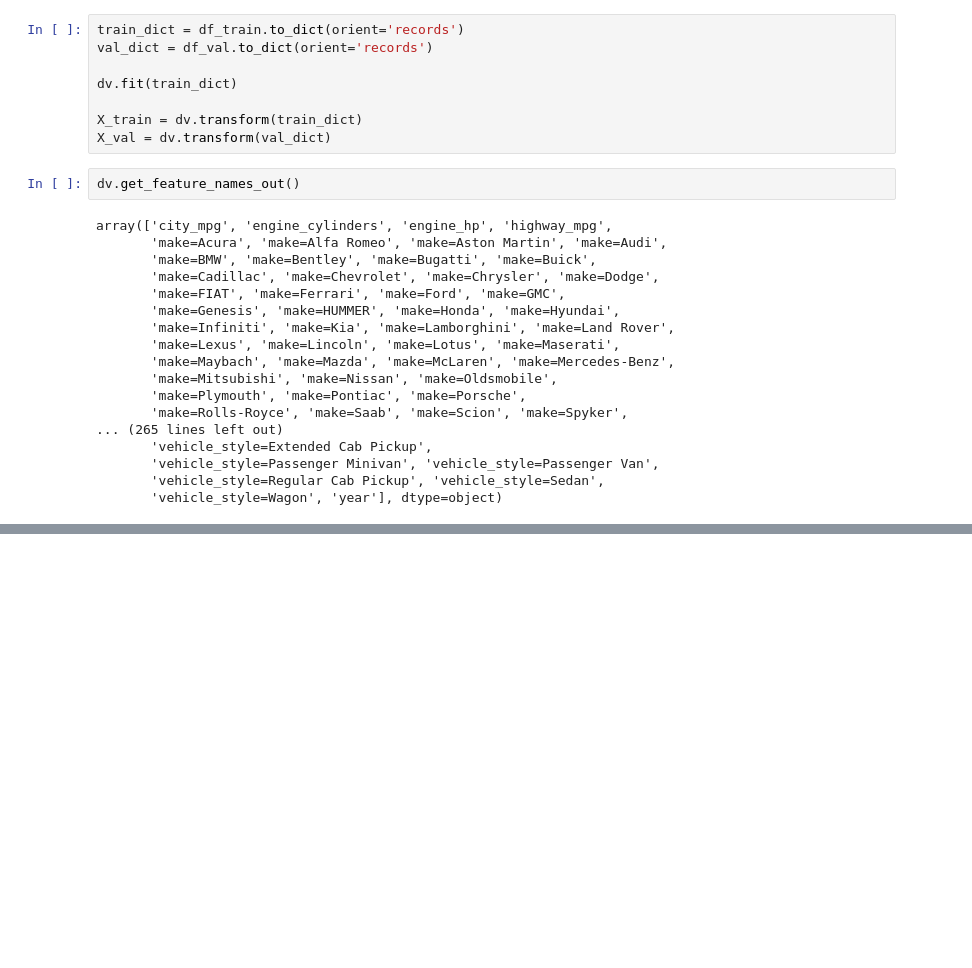
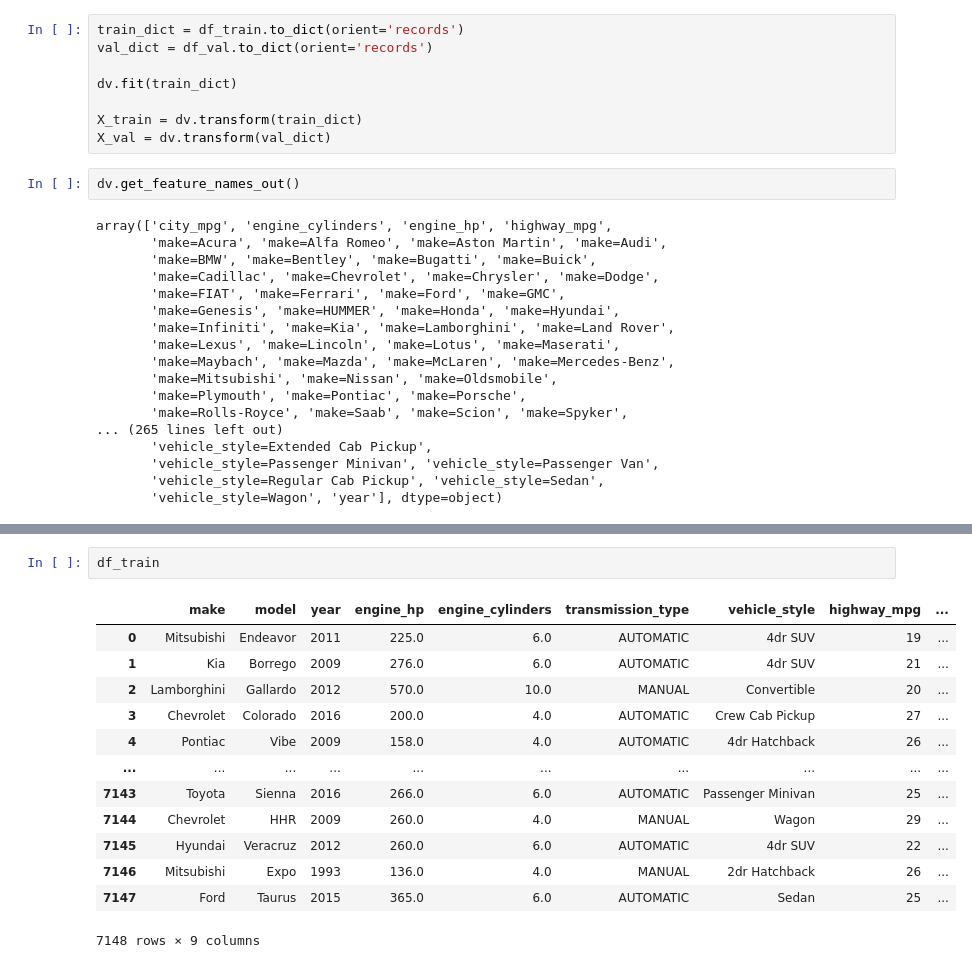
Before and after one commit to yashk1/ml-zoomcamp, a Jupyter notebook: 3. Classification/homework/hw3.ipynb, the cells around one changed output, grey strips where cells are left out. Drawn from its saved outputs; the diff is of its cells as text; blank space fills up the shorter version.

```diff
--- a/3. Classification/homework/hw3.ipynb
+++ b/3. Classification/homework/hw3.ipynb
@@ -320,0 +480,16 @@ NameError: name 'accuracy' is not defined
+# %%
+df_train
+# %% [output]
+|  | make | model | year | engine_hp | engine_cylinders | transmission_type | vehicle_style | highway_mpg | ... |
+| 0 | Mitsubishi | Endeavor | 2011 | 225.0 | 6.0 | AUTOMATIC | 4dr SUV | 19 | ... |
+| 1 | Kia | Borrego | 2009 | 276.0 | 6.0 | AUTOMATIC | 4dr SUV | 21 | ... |
+| 2 | Lamborghini | Gallardo | 2012 | 570.0 | 10.0 | MANUAL | Convertible | 20 | ... |
+| 3 | Chevrolet | Colorado | 2016 | 200.0 | 4.0 | AUTOMATIC | Crew Cab Pickup | 27 | ... |
+| 4 | Pontiac | Vibe | 2009 | 158.0 | 4.0 | AUTOMATIC | 4dr Hatchback | 26 | ... |
+| ... | ... | ... | ... | ... | ... | ... | ... | ... | ... |
+| 7143 | Toyota | Sienna | 2016 | 266.0 | 6.0 | AUTOMATIC | Passenger Minivan | 25 | ... |
+| 7144 | Chevrolet | HHR | 2009 | 260.0 | 4.0 | MANUAL | Wagon | 29 | ... |
+| 7145 | Hyundai | Veracruz | 2012 | 260.0 | 6.0 | AUTOMATIC | 4dr SUV | 22 | ... |
+| 7146 | Mitsubishi | Expo | 1993 | 136.0 | 4.0 | MANUAL | 2dr Hatchback | 26 | ... |
+| 7147 | Ford | Taurus | 2015 | 365.0 | 6.0 | AUTOMATIC | Sedan | 25 | ... |
+7148 rows × 9 columns
```
Also changed, not shown: parts of 34 cells of this notebook.
